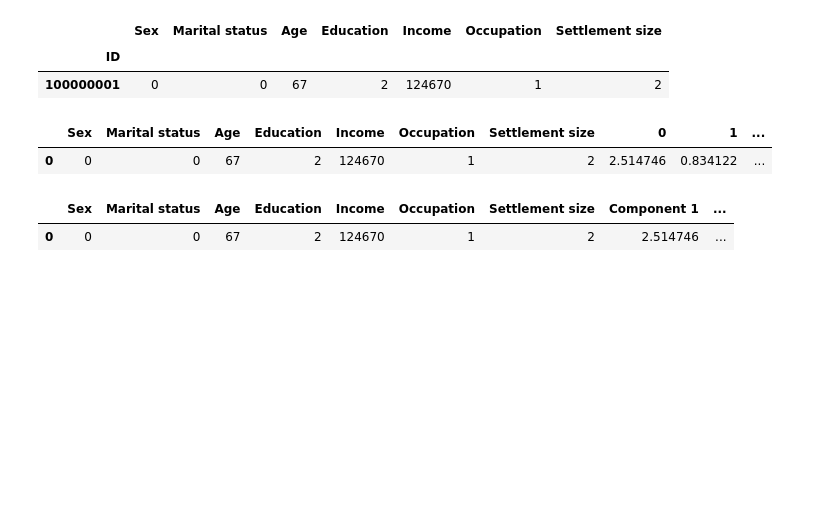
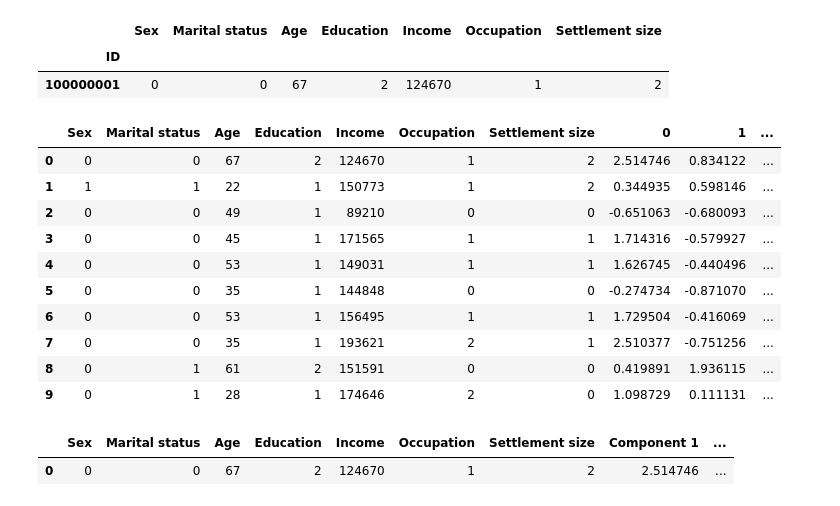
Before and after one commit to BAGLAT/FMCG-Customer-Analytics, a Jupyter notebook: Code/Segmentation using K-Means Clustering and PCA.ipynb, the cells around one changed output. Drawn from its saved outputs; the diff is of its cells as text; code cells hidden in the pictures; blank space fills up the shorter version.

```diff
--- a/Code/Segmentation using K-Means Clustering and PCA.ipynb
+++ b/Code/Segmentation using K-Means Clustering and PCA.ipynb
@@ -378,10 +463,19 @@ df_segmentation.head(1)
 # %%
 df_segm_pca_kmeans = pd.concat([df_segmentation.reset_index(drop = True), pd.DataFrame(scores_pca)], axis = 1)
 # %%
-df_segm_pca_kmeans.head(1)
+df_segm_pca_kmeans.head(10)
 # %% [output]
 |  | Sex | Marital status | Age | Education | Income | Occupation | Settlement size | 0 | 1 | ... |
 | 0 | 0 | 0 | 67 | 2 | 124670 | 1 | 2 | 2.514746 | 0.834122 | ... |
+| 1 | 1 | 1 | 22 | 1 | 150773 | 1 | 2 | 0.344935 | 0.598146 | ... |
+| 2 | 0 | 0 | 49 | 1 | 89210 | 0 | 0 | -0.651063 | -0.680093 | ... |
+| 3 | 0 | 0 | 45 | 1 | 171565 | 1 | 1 | 1.714316 | -0.579927 | ... |
+| 4 | 0 | 0 | 53 | 1 | 149031 | 1 | 1 | 1.626745 | -0.440496 | ... |
+| 5 | 0 | 0 | 35 | 1 | 144848 | 0 | 0 | -0.274734 | -0.871070 | ... |
+| 6 | 0 | 0 | 53 | 1 | 156495 | 1 | 1 | 1.729504 | -0.416069 | ... |
+| 7 | 0 | 0 | 35 | 1 | 193621 | 2 | 1 | 2.510377 | -0.751256 | ... |
+| 8 | 0 | 1 | 61 | 2 | 151591 | 0 | 0 | 0.419891 | 1.936115 | ... |
+| 9 | 0 | 1 | 28 | 1 | 174646 | 2 | 0 | 1.098729 | 0.111131 | ... |
 # %%
 df_segm_pca_kmeans.columns.values[-3: ] = ['Component 1', 'Component 2', 'Component 3']
 # %%
```
Also changed, not shown: parts of 12 cells of this notebook, 2 other files.
